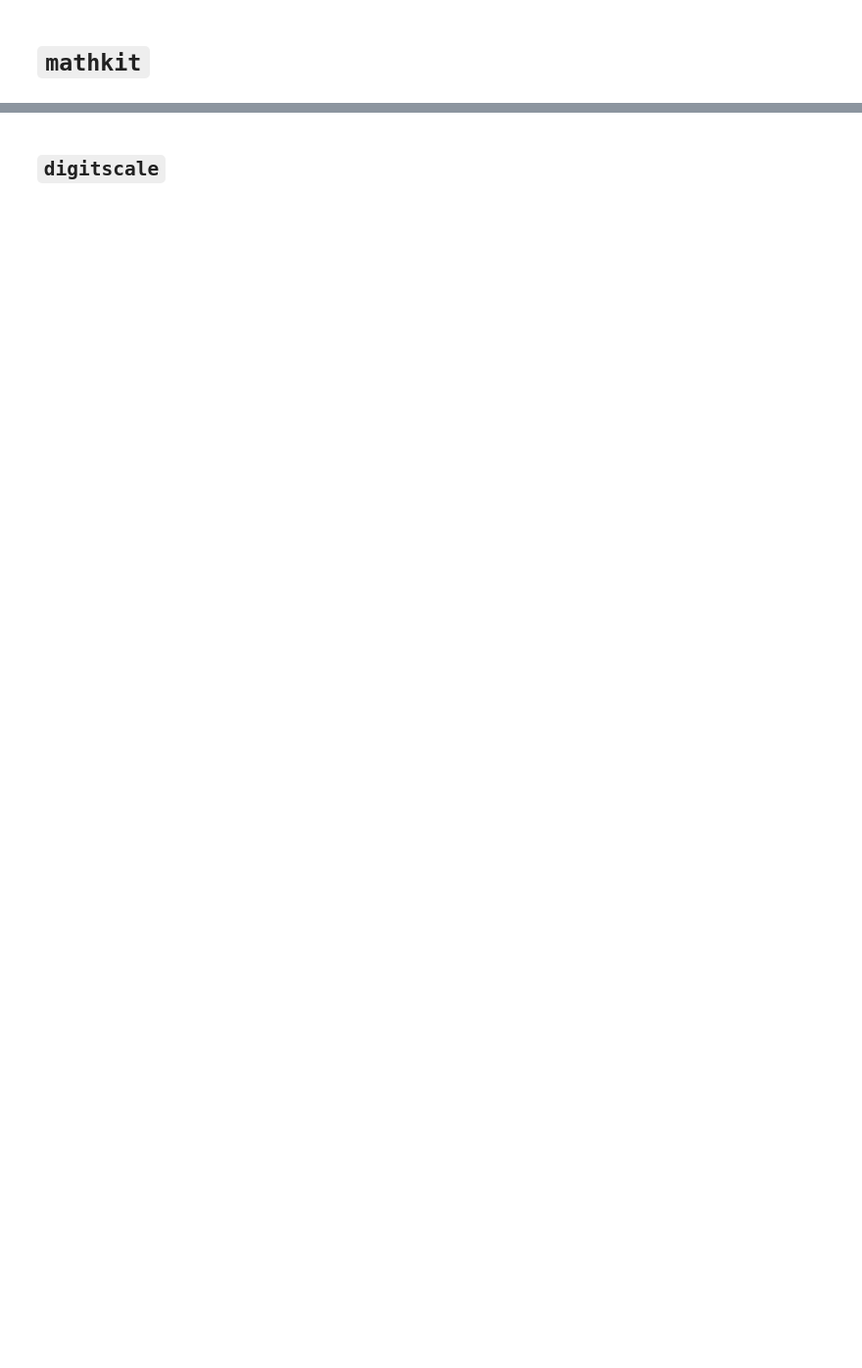
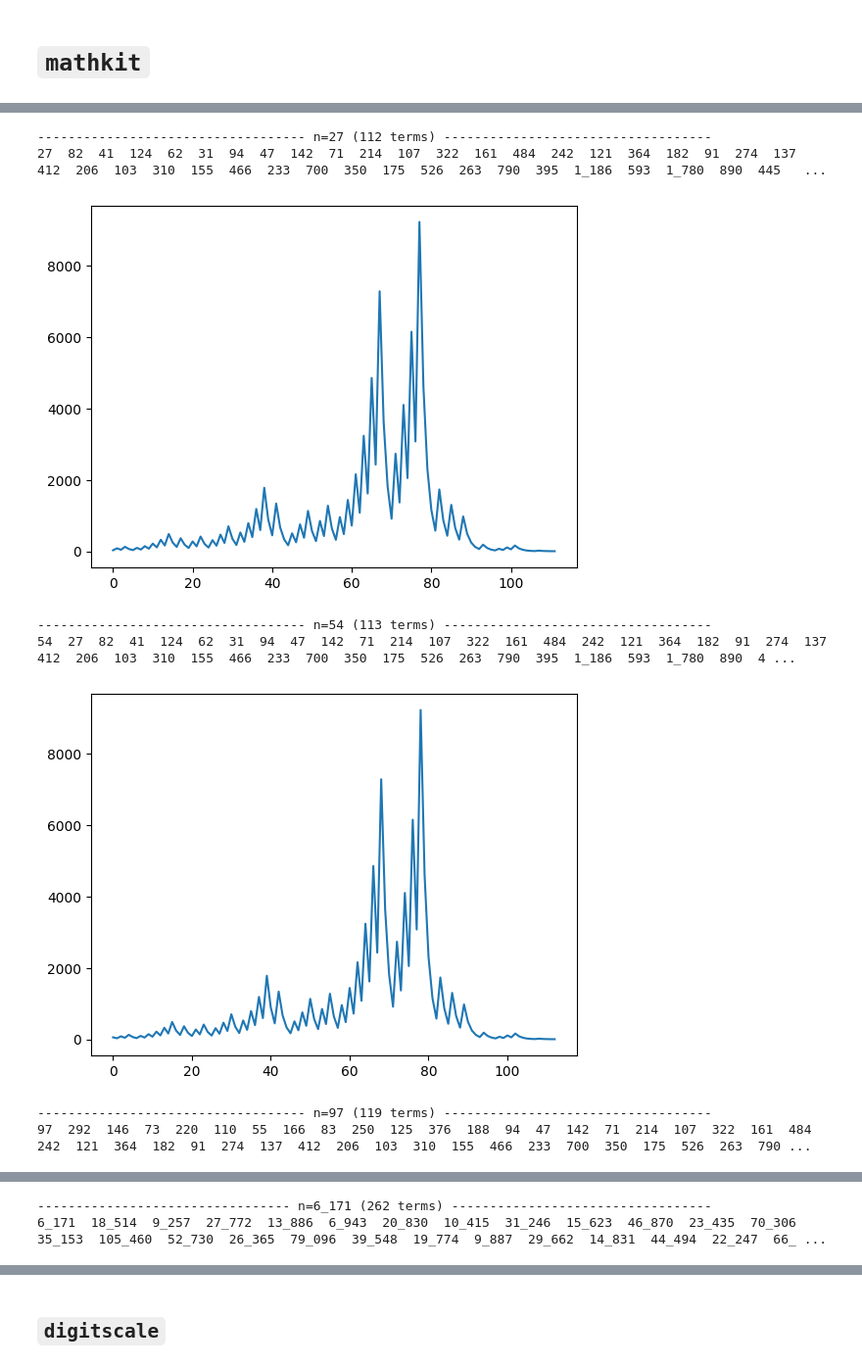
Before and after one commit to estripling/onekit, a Jupyter notebook: docs/source/mathkit.ipynb, the cells around one changed output, grey strips where cells are left out. Shown at 98% size. Drawn from its saved outputs; the diff is of its cells as text; code cells hidden in the pictures; blank space fills up the shorter version.

Commit message:
docs: add collatz plots (#105)

```diff
--- a/docs/source/mathkit.ipynb
+++ b/docs/source/mathkit.ipynb
@@ -9,0 +13,18 @@ from onekit import vizkit as vk
+# %%
+numbers = [27, 54, 97, 6_171, 837_799]
+
+for n in numbers:
+    seq = tuple(mk.collatz(n))
+    print(pk.headline(f"n={pk.num_to_str(n)} ({pk.num_to_str(len(seq))} terms)"))
+    print(pk.concat_strings("  ", map(pk.num_to_str, seq)))
+    plt.plot(seq)
+    plt.show()
+# %% [output]
+----------------------------------- n=27 (112 terms) -----------------------------------
+27  82  41  124  62  31  94  47  142  71  214  107  322  161  484  242  121  364  182  91  274  137  412  206  103  310  155  466  233  700  350  175  526  263  790  395  1_186  593  1_780  890  445   ...
+[figure, added]
+----------------------------------- n=54 (113 terms) -----------------------------------
+54  27  82  41  124  62  31  94  47  142  71  214  107  322  161  484  242  121  364  182  91  274  137  412  206  103  310  155  466  233  700  350  175  526  263  790  395  1_186  593  1_780  890  4 ...
+[figure, added]
+----------------------------------- n=97 (119 terms) -----------------------------------
+97  292  146  73  220  110  55  166  83  250  125  376  188  94  47  142  71  214  107  322  161  484  242  121  364  182  91  274  137  412  206  103  310  155  466  233  700  350  175  526  263  790 ...
@@ -9,0 +32,2 @@ from onekit import vizkit as vk
+--------------------------------- n=6_171 (262 terms) ----------------------------------
+6_171  18_514  9_257  27_772  13_886  6_943  20_830  10_415  31_246  15_623  46_870  23_435  70_306  35_153  105_460  52_730  26_365  79_096  39_548  19_774  9_887  29_662  14_831  44_494  22_247  66_ ...
```
Also changed, not shown: parts of 4 cells of this notebook.
